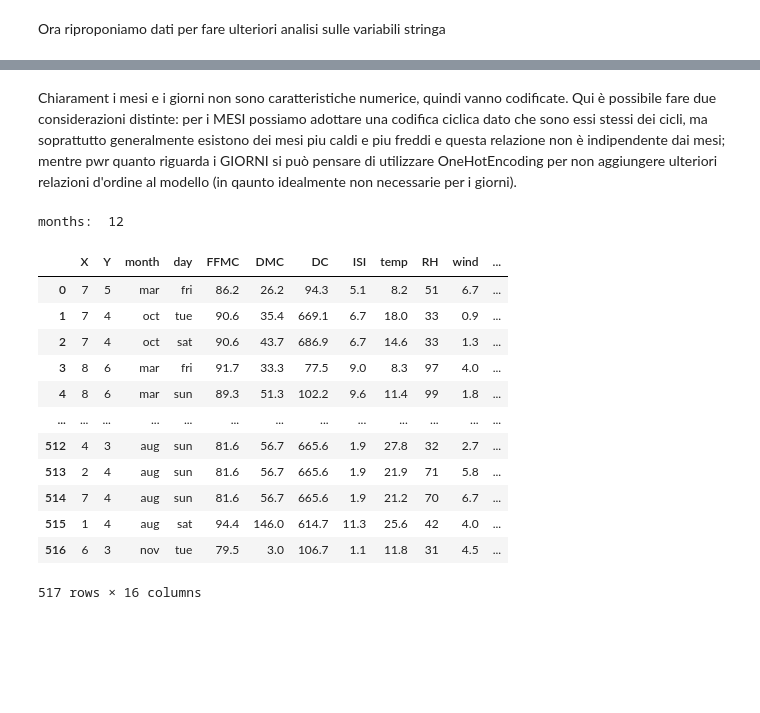
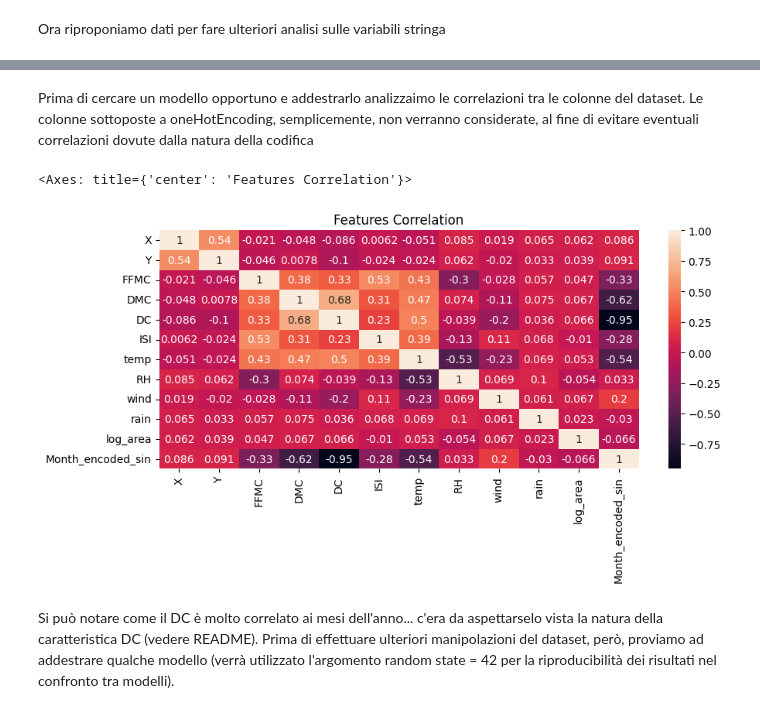
Before and after one commit to aledigirm3/ML-project, a Jupyter notebook: version1.ipynb, the cells around one changed output, grey strips where cells are left out. Cells and saved outputs as stored; diff of their text form; code cells hidden in the pictures; blank space fills up the shorter version.

Commit message:
heatmap correlations, linear regressor

```diff
--- a/version1.ipynb
+++ b/version1.ipynb
@@ -114,34 +180,16 @@ df.drop(columns=['area'])
-# %% [markdown]
-Chiarament i mesi e i giorni non sono caratteristiche numerice, quindi vanno codificate. Qui è possibile fare due considerazioni distinte: per i MESI possiamo adottare una codifica ciclica dato che sono essi stessi dei cicli, ma soprattutto generalmente esistono dei mesi piu caldi e piu freddi e questa relazione non è indipendente dai mesi; mentre pwr quanto riguarda i GIORNI si può pensare di utilizzare OneHotEncoding per non aggiungere ulteriori relazioni d'ordine al modello (in qaunto idealmente non necessarie per i giorni).
-# %%
-enc = preprocessing.OrdinalEncoder(categories=[['jan', 'feb', 'mar', 'apr', 'may', 'jun', 'jul', 'aug', 'sep', 'oct', 'nov', 'dec']])
-
-months = df['month'].unique()
-
-# Applica la codifica alla colonna 'month'
-df['month_encoded'] = enc.fit_transform(df[['month']])
-df['month_encoded'] = df['month_encoded'] + 1
-
-# Applica la codifica ciclica
-df['Month_encoded_sin'] = np.sin(2 * np.pi * df['month_encoded'] / len(months))  # Codifica seno
-
-# Stampe generali di verifica
-print("months: ", len(months))
-df
-
-# DA FINIRE LA CODIFICA DEI GIORNI
-# %% [output]
-months:  12
-|  | X | Y | month | day | FFMC | DMC | DC | ISI | temp | RH | wind | ... |
-| 0 | 7 | 5 | mar | fri | 86.2 | 26.2 | 94.3 | 5.1 | 8.2 | 51 | 6.7 | ... |
-| 1 | 7 | 4 | oct | tue | 90.6 | 35.4 | 669.1 | 6.7 | 18.0 | 33 | 0.9 | ... |
-| 2 | 7 | 4 | oct | sat | 90.6 | 43.7 | 686.9 | 6.7 | 14.6 | 33 | 1.3 | ... |
-| 3 | 8 | 6 | mar | fri | 91.7 | 33.3 | 77.5 | 9.0 | 8.3 | 97 | 4.0 | ... |
-| 4 | 8 | 6 | mar | sun | 89.3 | 51.3 | 102.2 | 9.6 | 11.4 | 99 | 1.8 | ... |
-| ... | ... | ... | ... | ... | ... | ... | ... | ... | ... | ... | ... | ... |
-| 512 | 4 | 3 | aug | sun | 81.6 | 56.7 | 665.6 | 1.9 | 27.8 | 32 | 2.7 | ... |
-| 513 | 2 | 4 | aug | sun | 81.6 | 56.7 | 665.6 | 1.9 | 21.9 | 71 | 5.8 | ... |
-| 514 | 7 | 4 | aug | sun | 81.6 | 56.7 | 665.6 | 1.9 | 21.2 | 70 | 6.7 | ... |
-| 515 | 1 | 4 | aug | sat | 94.4 | 146.0 | 614.7 | 11.3 | 25.6 | 42 | 4.0 | ... |
-| 516 | 6 | 3 | nov | tue | 79.5 | 3.0 | 106.7 | 1.1 | 11.8 | 31 | 4.5 | ... |
-517 rows × 16 columns
+# %% [markdown]
+Prima di cercare un modello opportuno e addestrarlo analizzaimo le correlazioni tra le colonne del dataset. Le colonne sottoposte a oneHotEncoding, semplicemente, non verranno considerate, al fine di evitare eventuali correlazioni dovute dalla natura della codifica
+# %%
+#df without theese two features (species and target)
+df_corr = df.drop(columns=['day_fri', 'day_mon', 'day_sat', 'day_sun', 'day_thu', 'day_tue', 'day_wed'])
+
+plt.figure(figsize=(10,4))
+plt.title('Features Correlation')
+
+sns.heatmap(df_corr.corr(), annot=True) # Usa la correlazione di Pearson
+# %% [output]
+<Axes: title={'center': 'Features Correlation'}>
+[figure, added]
+# %% [markdown]
+Si può notare come il DC è molto correlato ai mesi dell'anno... c'era da aspettarselo vista la natura della caratteristica DC (vedere README).
+Prima di effettuare ulteriori manipolazioni del dataset, però, proviamo ad addestrare qualche modello (verrà utilizzato l'argomento random state = 42 per la riproducibilità dei risultati nel confronto tra modelli).
```
Also changed, not shown: parts of 8 cells of this notebook.
